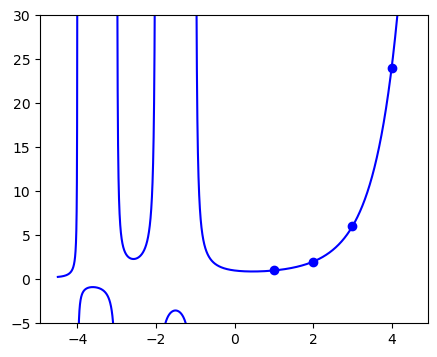
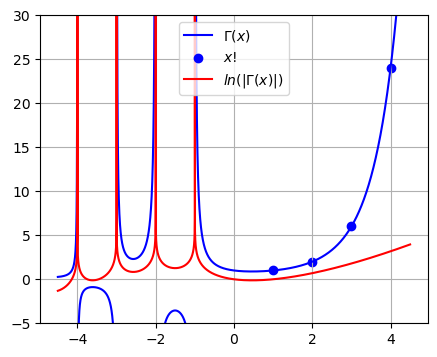
Code edit (unified diff) that turned the first committed figure into the second:
--- before
+++ after
@@ -6,10 +6,18 @@
 x = np.linspace(-4.5, 4.5, 10000)
 y = gamma(x+1)
+ylog = np.log(np.abs(gamma(x+1)))
 y[y > 50] = np.nan
 y[y < -20] = np.nan
 
+ylog[np.logical_and(np.isclose(x % 1, 0, atol=10e-4, rtol=-10e-4), x < 0)] = 100
+
 fig = plt.figure(figsize=(5, 4))
 plt.ylim(-5, 30)
-plt.plot(x, y, color='blue')
+plt.plot(x, y, label='$\\Gamma(x)$', color='blue')
 plt.scatter(range(1, 5), [math.factorial(i) for i in range(1, 5)], label='$x!$', color='blue')
+plt.grid(True)
+plt.legend()
 plt.savefig('imgs/gamma_real.png')
+plt.plot(x, ylog, label='$ln(|\\Gamma(x)|)$', color='red')
+plt.legend()
+plt.savefig('imgs/gamma_real_and_log.png')

Commit: Make slides fancier